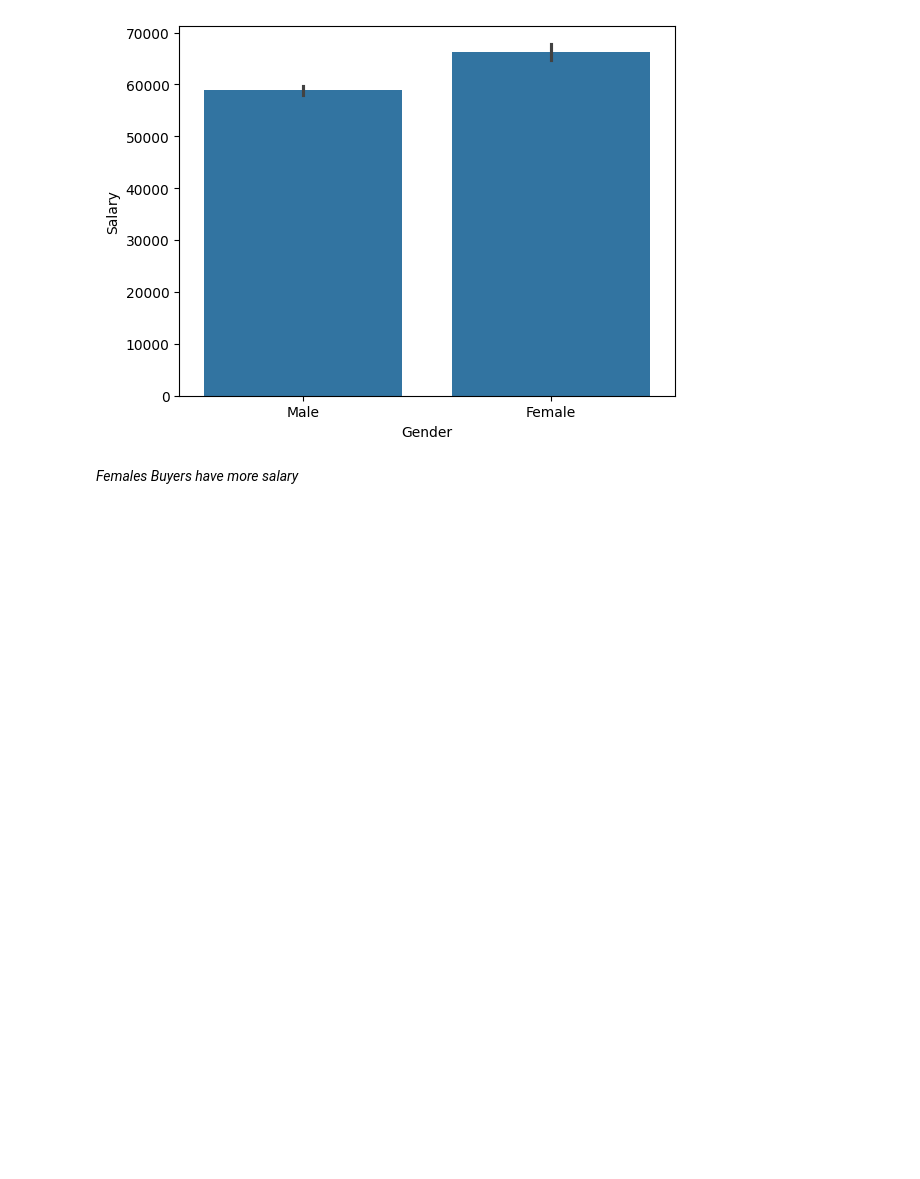
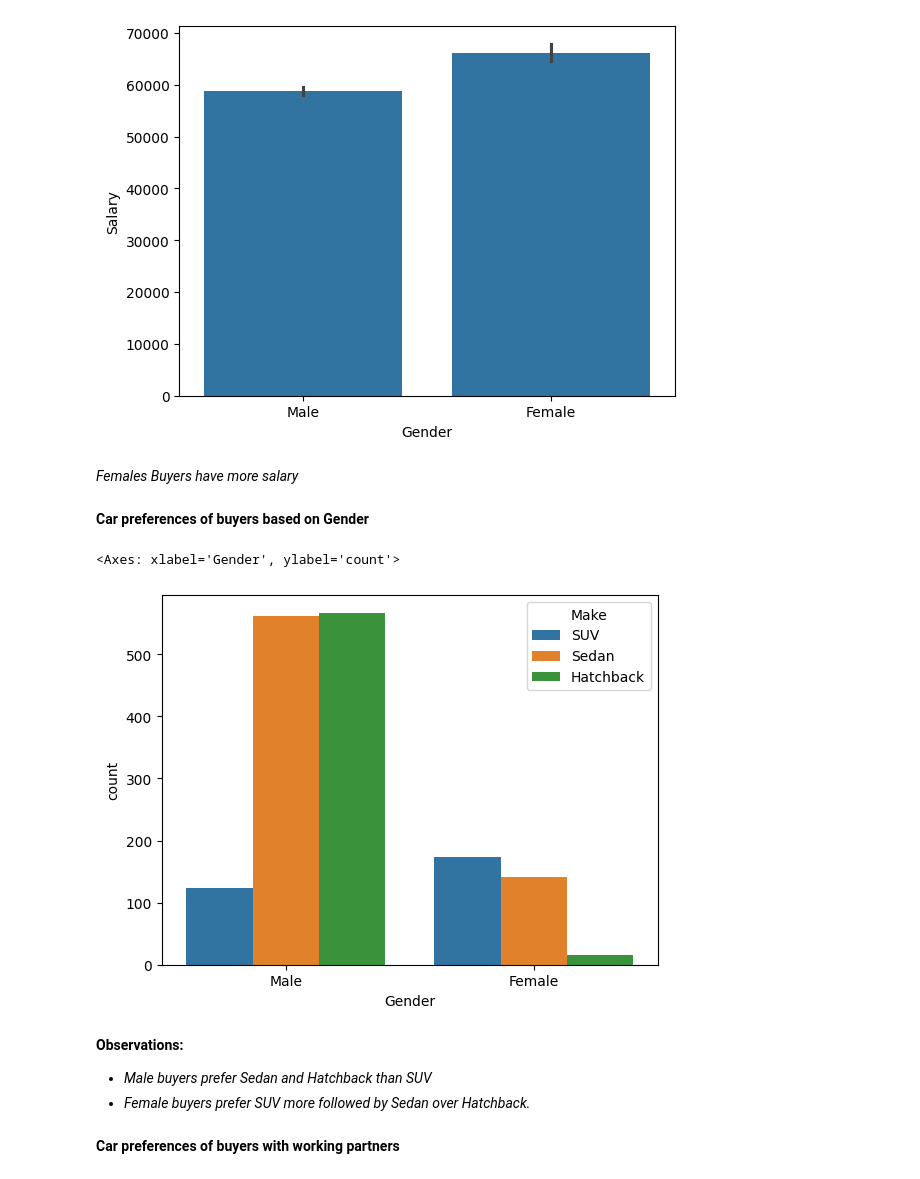
Before and after one commit to sijojoy186/LearnPython, a Jupyter notebook: Projects/AustoAutomobiles.ipynb, the cells around one changed output. Cells and saved outputs as stored; diff of their text form; code cells hidden in the pictures; blank space fills up the shorter version.

```diff
--- a/Projects/AustoAutomobiles.ipynb
+++ b/Projects/AustoAutomobiles.ipynb
@@ -397,3 +433,16 @@ sns.barplot(data=df,y='Salary', x='Gender');
 [figure]
 # %% [markdown]
 *Females Buyers have more salary*
+# %% [markdown]
+**Car preferences of buyers based on Gender**
+# %%
+sns.countplot(data=df, x='Gender', hue='Make')
+# %% [output]
+<Axes: xlabel='Gender', ylabel='count'>
+[figure, added]
+# %% [markdown]
+**Observations:**
+* *Male buyers prefer Sedan and Hatchback than SUV*
+* *Female buyers prefer SUV more followed by Sedan over Hatchback.*
+# %% [markdown]
+**Car preferences of buyers with working partners**
```
Also changed, not shown: parts of 47 cells of this notebook.
